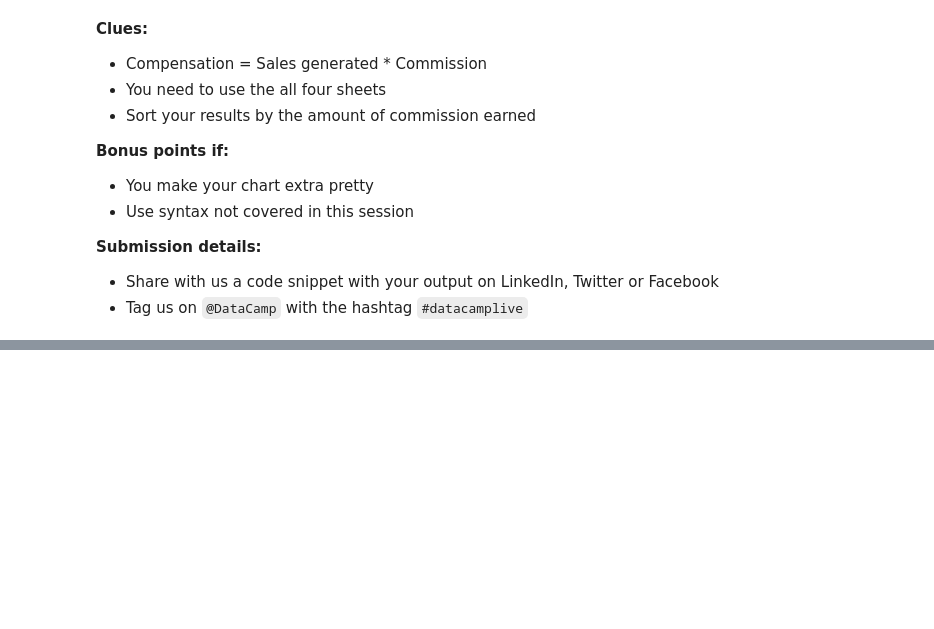
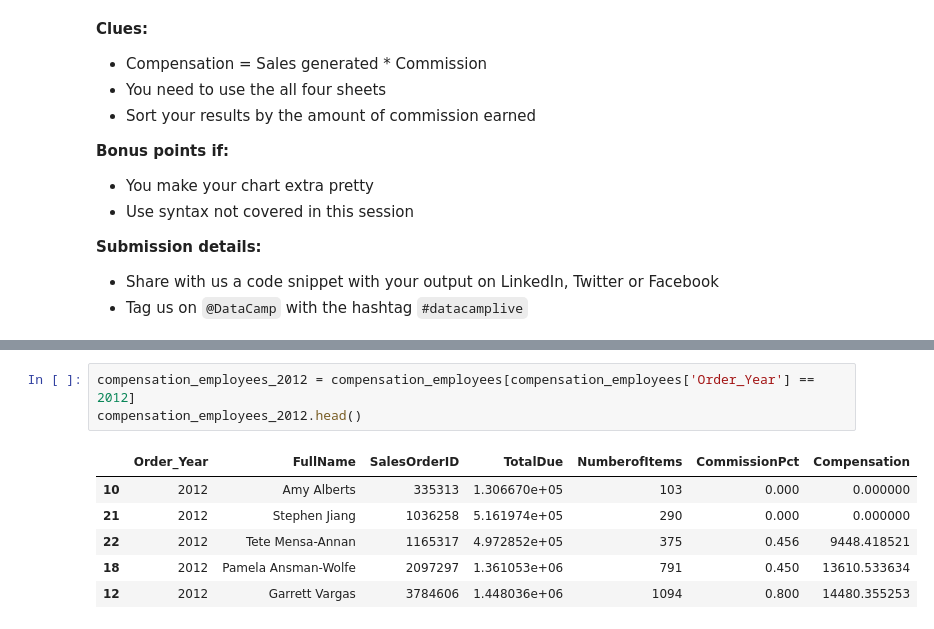
Before and after one commit to kolom-ensky/datacamp_webinars, a Jupyter notebook: python_for_excel_users.ipynb, the cells around one changed output, grey strips where cells are left out. Drawn from its saved outputs; the diff is of its cells as text; blank space fills up the shorter version.

```diff
--- a/python_for_excel_users.ipynb
+++ b/python_for_excel_users.ipynb
@@ -584,0 +635,10 @@ plt.show()
+# %%
+compensation_employees_2012 = compensation_employees[compensation_employees['Order_Year'] == 2012]
+compensation_employees_2012.head()
+# %% [output]
+|  | Order_Year | FullName | SalesOrderID | TotalDue | NumberofItems | CommissionPct | Compensation |
+| 10 | 2012 | Amy Alberts | 335313 | 1.306670e+05 | 103 | 0.000 | 0.000000 |
+| 21 | 2012 | Stephen Jiang | 1036258 | 5.161974e+05 | 290 | 0.000 | 0.000000 |
+| 22 | 2012 | Tete Mensa-Annan | 1165317 | 4.972852e+05 | 375 | 0.456 | 9448.418521 |
+| 18 | 2012 | Pamela Ansman-Wolfe | 2097297 | 1.361053e+06 | 791 | 0.450 | 13610.533634 |
+| 12 | 2012 | Garrett Vargas | 3784606 | 1.448036e+06 | 1094 | 0.800 | 14480.355253 |
```
Also changed, not shown: parts of 11 cells of this notebook.
